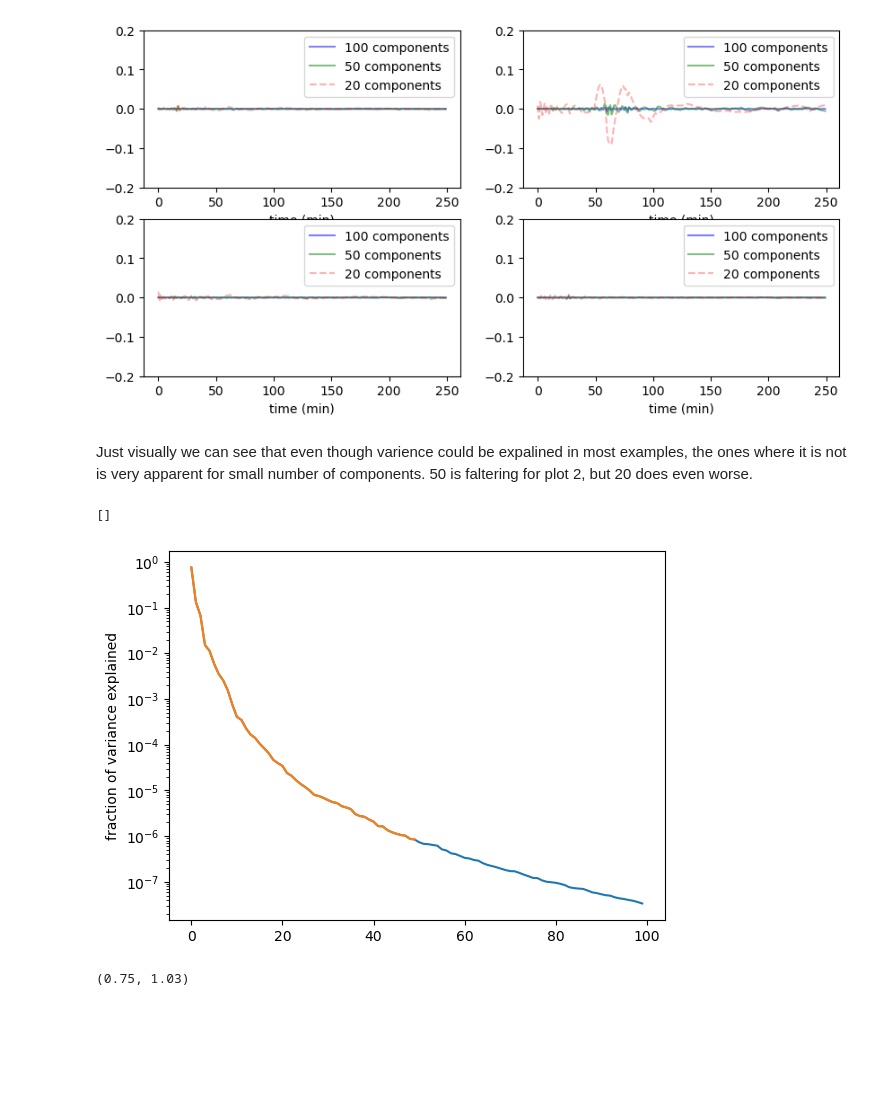
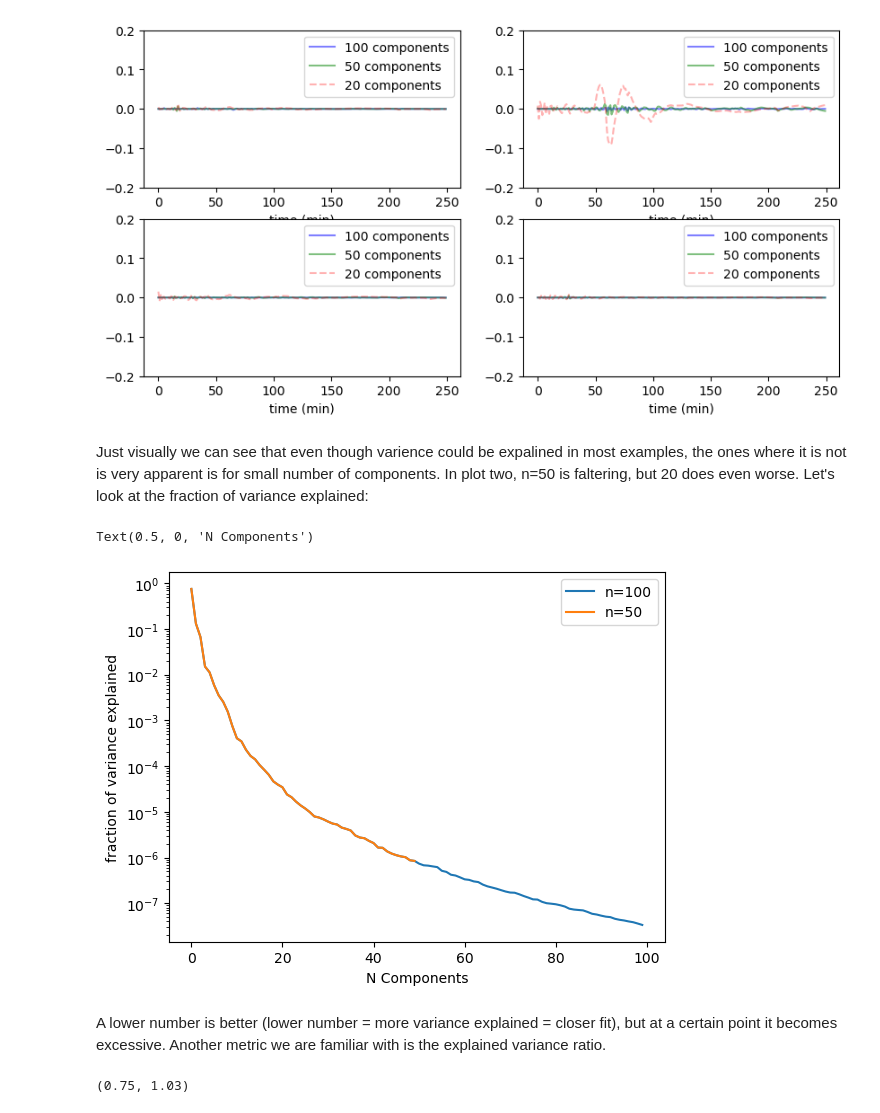
Before and after one commit to bkotten/astro_ds_final_proj, a Jupyter notebook: astro 465 create flare list.ipynb, the cells around one changed output. Saved outputs shown, nothing was run; the diff lists cells and outputs as text; code cells hidden in the pictures; blank space fills up the shorter version.

```diff
--- a/astro 465 create flare list.ipynb
+++ b/astro 465 create flare list.ipynb
@@ -137,7 +158,7 @@ for i in range(len(starts)):
     flare_flux = flux[avgm_s_inds[i]:avgm_po_inds[i]]
     #print(len(flare_flux)==len(flare_time))
     lengths.append(len(flare_time))
-    if len(flare_time)> 100:
+    if len(flare_time)> 500:
         if len(flare_time) < 8000:
             longones.append(i)
 
@@ -286,15 +315,19 @@ for i in range(4,8):
 # %% [output]
 [figure]
 # %% [markdown]
-Just visually we can see that even though varience could be expalined in most examples, the ones where it is not is very apparent for small number of components. 50 is faltering for plot 2, but 20 does even worse.
+Just visually we can see that even though varience could be expalined in most examples, the ones where it is not is very apparent is for small number of components. In plot two, n=50 is faltering, but 20 does even worse. Let's look at the fraction of variance explained:
 # %%
-plt.plot(np.arange(100), pca_100.explained_variance_ratio_)
-plt.plot(np.arange(50), pca_50.explained_variance_ratio_)
+plt.plot(np.arange(100), pca_100.explained_variance_ratio_, label = 'n=100')
+plt.plot(np.arange(50), pca_50.explained_variance_ratio_, label = 'n=50')
 plt.ylabel('fraction of variance explained')
 plt.semilogy()
+plt.legend()
+plt.xlabel('N Components')
 # %% [output]
-[]
+Text(0.5, 0, 'N Components')
-[figure, old version]
+[figure, new version]
+# %% [markdown]
+A lower number is better (lower number = more variance explained = closer fit), but at a certain point it becomes excessive. Another metric we are familiar with is the explained variance ratio.
 # %%
 plt.plot(np.arange(100), np.cumsum(pca_100.explained_variance_ratio_))
 plt.axhline(1.0, color='k', linestyle='--', lw=1)
```
Also changed, not shown: parts of 105 cells of this notebook, 1 other file.
